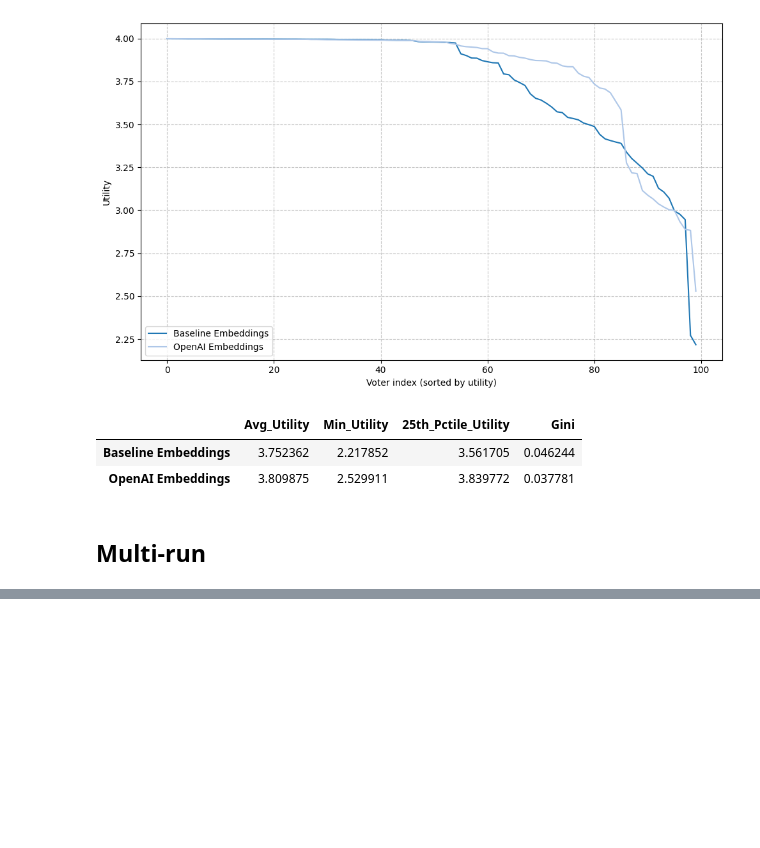
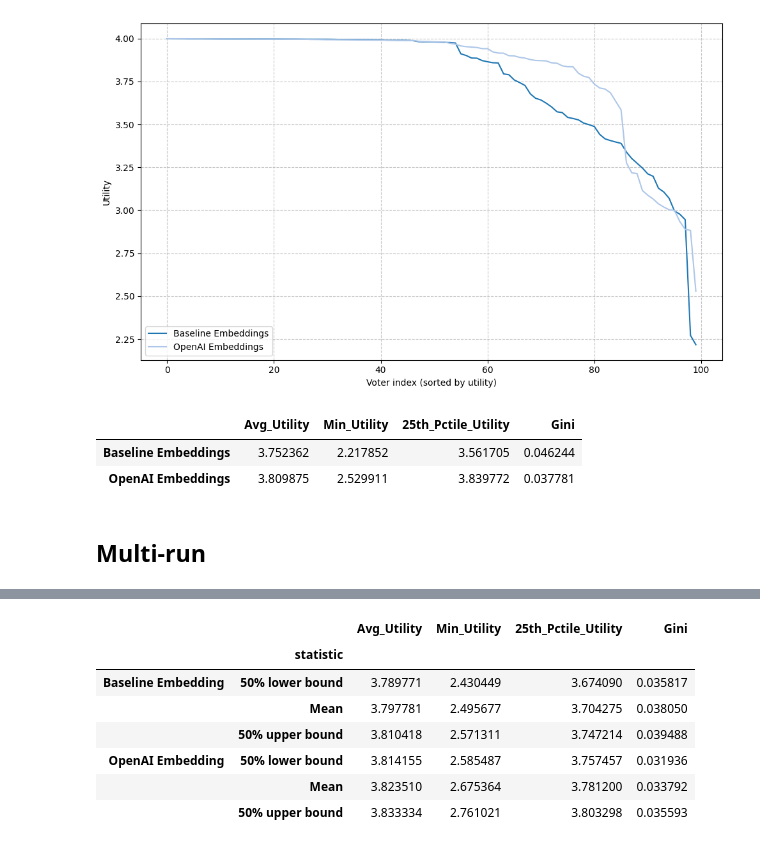
Before and after one commit to aaron-sandoval/generative_social_choice, a Jupyter notebook: generative_social_choice/plots/ablation_embeddings.ipynb, the cells around one changed output, grey strips where cells are left out. Saved outputs shown, nothing was run; the diff lists cells and outputs as text; code cells hidden in the pictures; blank space fills up the shorter version.

```diff
--- a/generative_social_choice/plots/ablation_embeddings.ipynb
+++ b/generative_social_choice/plots/ablation_embeddings.ipynb
@@ -183,0 +186,13 @@ scalar_utility_metrics(all_multirun_utilities)
+# %%
+from generative_social_choice.utils.postprocessing import bootstrap_df_rows
+
+bootstrap_df_rows(scalar_metrics_per_run, confidence_level=0.5, n_bootstrap=400)
+# %% [output]
+|  |  | Avg_Utility | Min_Utility | 25th_Pctile_Utility | Gini |
+|  | statistic |  |  |  |  |
+| Baseline Embedding | 50% lower bound | 3.789771 | 2.430449 | 3.674090 | 0.035817 |
+|  | Mean | 3.797781 | 2.495677 | 3.704275 | 0.038050 |
+|  | 50% upper bound | 3.810418 | 2.571311 | 3.747214 | 0.039488 |
+| OpenAI Embedding | 50% lower bound | 3.814155 | 2.585487 | 3.757457 | 0.031936 |
+|  | Mean | 3.823510 | 2.675364 | 3.781200 | 0.033792 |
+|  | 50% upper bound | 3.833334 | 2.761021 | 3.803298 | 0.035593 |
```
Also changed, not shown: parts of 5 cells of this notebook, 2 other files.
